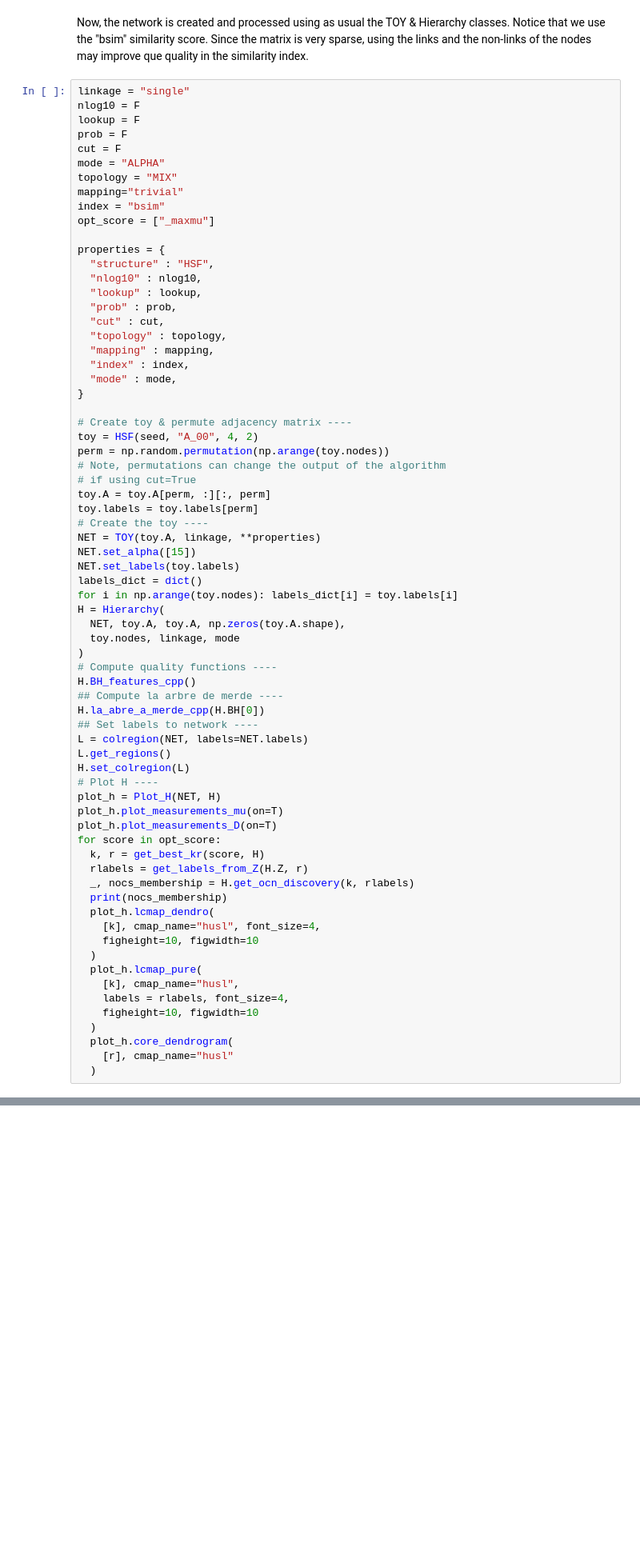
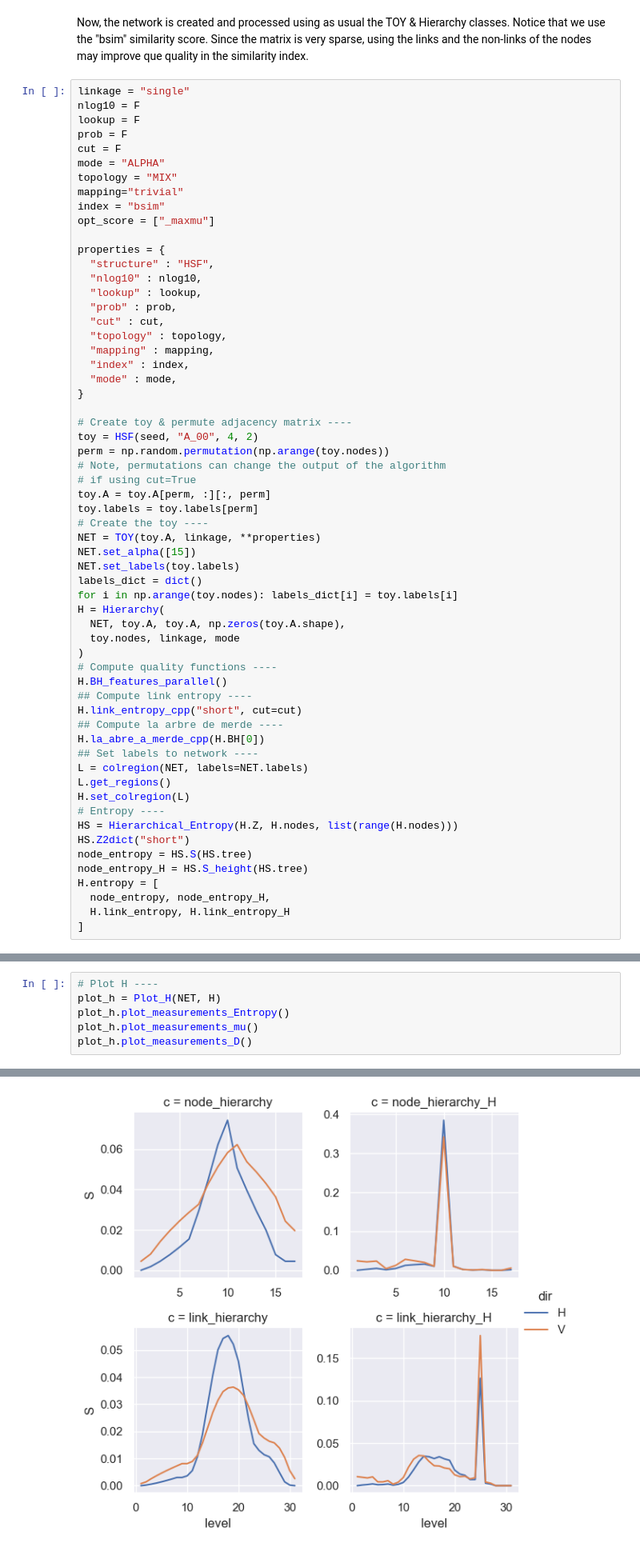
Before and after one commit to mrtnzrm2/LinkNodeCommunity, a Jupyter notebook: HSF_example.ipynb, the cells around one changed output, grey strips where cells are left out. Shown at 80% size. Cells and saved outputs as stored; diff of their text form; blank space fills up the shorter version.

```diff
--- a/HSF_example.ipynb
+++ b/HSF_example.ipynb
@@ -192,33 +193,23 @@ H = Hierarchy(
   toy.nodes, linkage, mode
 )
 # Compute quality functions ----
-H.BH_features_cpp()
+H.BH_features_parallel()
+## Compute link entropy ----
+H.link_entropy_cpp("short", cut=cut)
 ## Compute la arbre de merde ----
 H.la_abre_a_merde_cpp(H.BH[0])
 ## Set labels to network ----
 L = colregion(NET, labels=NET.labels)
 L.get_regions()
 H.set_colregion(L)
-# Plot H ----
-plot_h = Plot_H(NET, H)
-plot_h.plot_measurements_mu(on=T)
-plot_h.plot_measurements_D(on=T)
-for score in opt_score:
-  k, r = get_best_kr(score, H)
-  rlabels = get_labels_from_Z(H.Z, r)
-  _, nocs_membership = H.get_ocn_discovery(k, rlabels)
-  print(nocs_membership)
-  plot_h.lcmap_dendro(
-    [k], cmap_name="husl", font_size=4,
-    figheight=10, figwidth=10
-  )
-  plot_h.lcmap_pure(
-    [k], cmap_name="husl",
-    labels = rlabels, font_size=4,
-    figheight=10, figwidth=10
-  )
-  plot_h.core_dendrogram(
-    [r], cmap_name="husl"
-  )
+# Entropy ----
+HS = Hierarchical_Entropy(H.Z, H.nodes, list(range(H.nodes)))
+HS.Z2dict("short")
+node_entropy = HS.S(HS.tree)
+node_entropy_H = HS.S_height(HS.tree)
+H.entropy = [
+  node_entropy, node_entropy_H,
+  H.link_entropy, H.link_entropy_H
+]
 # %% [output]
 Computing features over mu-score space
@@ -245,0 +236,7 @@ Visualize node-community dendrogram!!!
+# %%
+# Plot H ----
+plot_h = Plot_H(NET, H)
+plot_h.plot_measurements_Entropy()
+plot_h.plot_measurements_mu()
+plot_h.plot_measurements_D()
+# %% [output]
@@ -245,0 +257 @@ Visualize node-community dendrogram!!!
+[figure, added]
```
Also changed, not shown: parts of 4 cells of this notebook, 9 other files.
